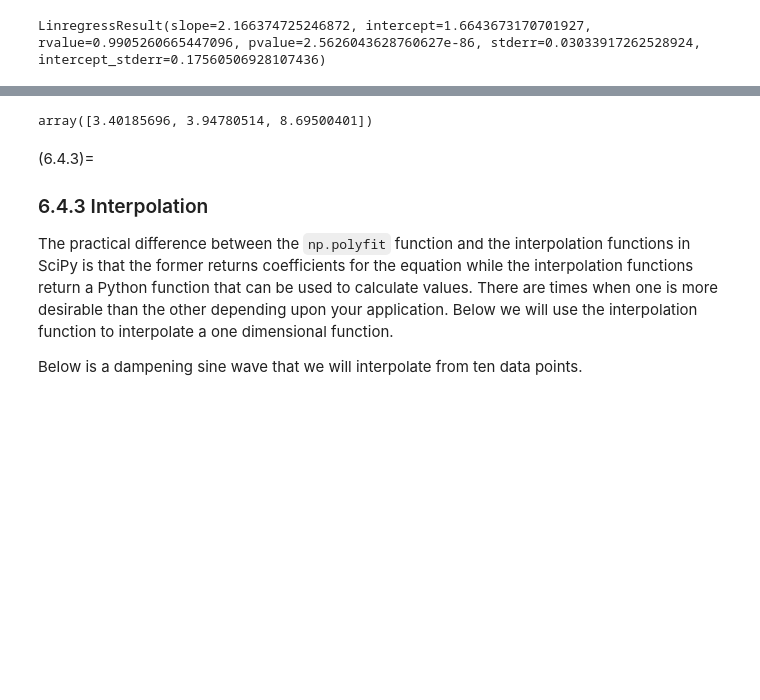
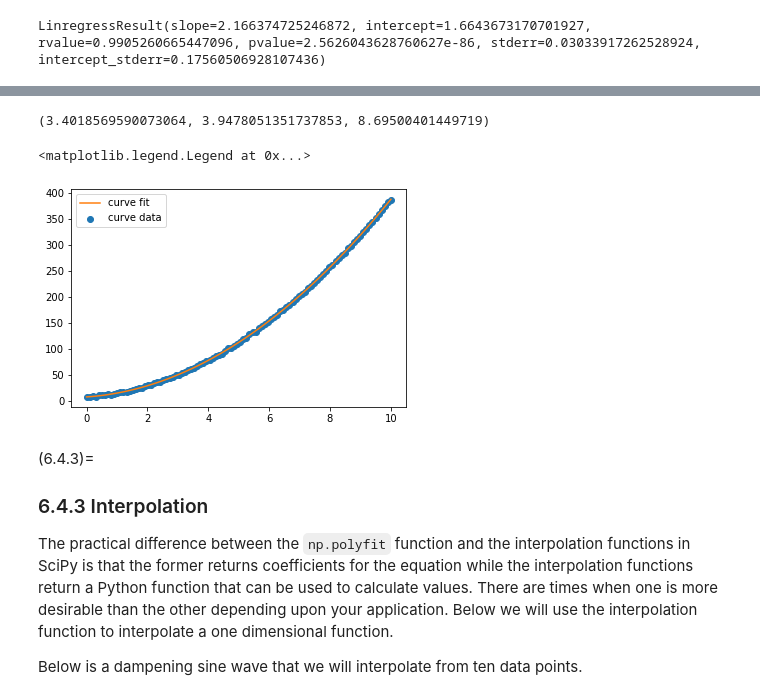
Before and after one commit to weisscharlesj/SciCompforChemists, a Jupyter notebook: _sources/notebooks/chapter_06/chap_06_notebook.ipynb, the cells around one changed output, grey strips where cells are left out. Drawn from its saved outputs; the diff is of its cells as text; code cells hidden in the pictures; blank space fills up the shorter version.

```diff
--- a/_sources/notebooks/chapter_06/chap_06_notebook.ipynb
+++ b/_sources/notebooks/chapter_06/chap_06_notebook.ipynb
@@ -367,7 +384,17 @@ Fitting to a polynomial of a higher order works the same way except that the ord
 # %%
-np.polyfit(x, y2_noisy, 2)
+a, b, c = np.polyfit(x, y2_noisy, 2)
+print((a, b, c))
 # %% [output]
-array([3.40185696, 3.94780514, 8.69500401])
+(3.4018569590073064, 3.9478051351737853, 8.69500401449719)
+# %%
+y_fit = a*x**2 + b*x + c
+
+plt.scatter(x, y2_noisy, label='curve data')
+plt.plot(x, y_fit, 'C1-', label='curve fit')
+plt.legend()
+# %% [output]
+<matplotlib.legend.Legend at 0x...>
+[figure, added]
 # %% [markdown]
 (6.4.3)=
 ### 6.4.3 Interpolation
```
Also changed, not shown: parts of 16 cells of this notebook, 38 other files.
